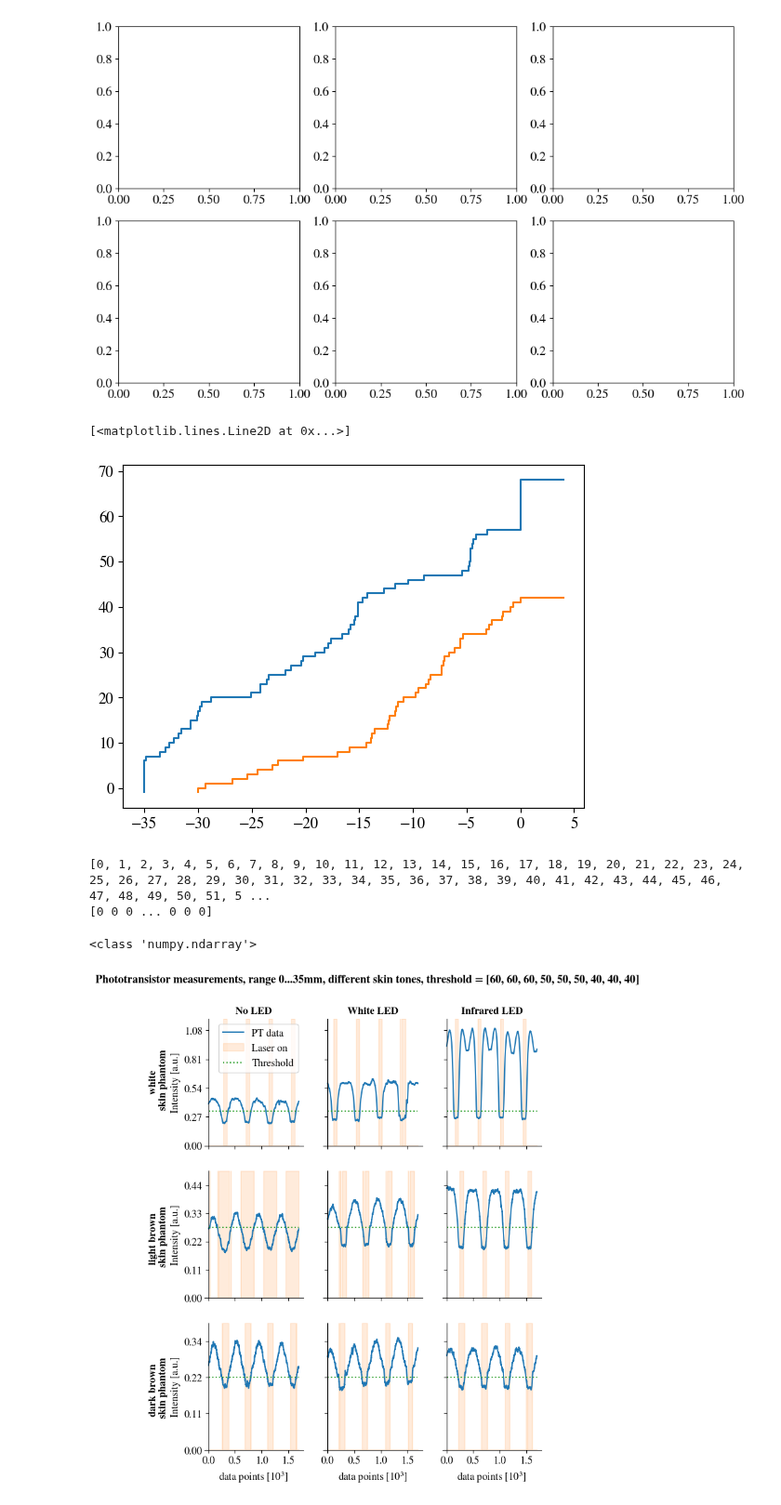
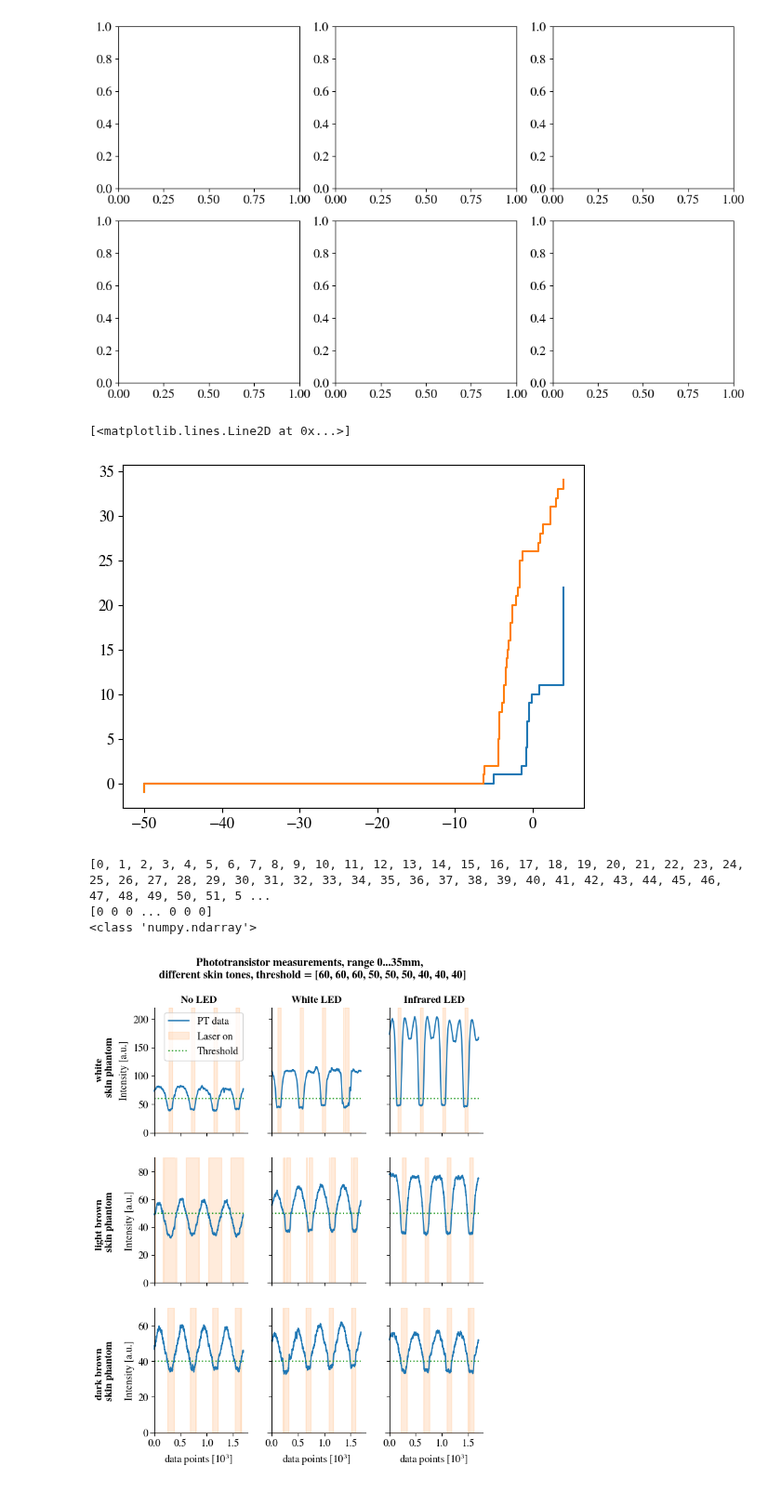
Before and after one commit to annnnna42/Arduino_KDC101_Control_and_Evaluation, a Jupyter notebook: merge/merge_plots.ipynb, the cells around one changed output. Shown at 93% size. Drawn from its saved outputs; the diff is of its cells as text; code cells hidden in the pictures.

Commit message:
Add threshold compare plot

```diff
--- a/merge/merge_plots.ipynb
+++ b/merge/merge_plots.ipynb
@@ -439,7 +439,7 @@ for arg in range(len(args)):
 
     # correct stage data by corresponding end value
     # data_transposed[0]  =  list((np.array(data_transposed[0]) - norm[arg])*(-1))
-    data_transposed[0]  =  list((np.array(data_transposed[0]) - norm[arg]))
+    data_transposed[0]  =  list((np.array(data_transposed[0]) - 43))
 
     dev_list = deviation(data_transposed[3])
     led_state_dev = determine_led_state_dev(dev_list, dev_ps[arg])
@@ -493,7 +493,7 @@ def find_batches(x, stage):
     if in_batch:
         pos.append(len(x) - 1)
 
-    x_list = [-30]          # für steps
+    x_list = [-50]          # für steps
     for i in pos:
        x_list.append(stage[i])
     x_list.append(4)        # für steps
@@ -541,7 +541,7 @@ plt.step(calcs[1][9],y_0, color = 'C0')
 plt.step(calcs[8][9],y_1, color = 'C1')
 # %% [output]
 [<matplotlib.lines.Line2D at 0x...>]
-[figure, old version]
+[figure, new version]
 # %%
 # make big 3x3 plot for LED comparison (over # cycles)
 
@@ -630,12 +630,12 @@ def make_text():
     axs[2,0].set(ylabel='Intensity [a.u.]',xlabel='data points [$10^{3}$]')
     axs[2,1].set(xlabel='data points [$10^{3}$]')
     axs[2,2].set(xlabel='data points [$10^{3}$]')
-    ylabels = ['{:,.2f}'.format(y) for y in np.array([0.,int(ylim_0/4), int(ylim_0/2),int(ylim_0*3/4),ylim_0])*5/1023]
-    axs[0,0].set_yticklabels(ylabels)
-    ylabels = ['{:,.2f}'.format(y) for y in np.array([0.,int(ylim_1/4), int(ylim_1/2),int(ylim_1*3/4),ylim_1])*5/1023]
-    axs[1,0].set_yticklabels(ylabels)
-    ylabels = ['{:,.2f}'.format(y) for y in np.array([0., int(ylim_2/3),int(ylim_2*2/3),ylim_2])*5/1023]
-    axs[2,0].set_yticklabels(ylabels)
+    # ylabels = ['{:,.2f}'.format(y) for y in np.array([0.,int(ylim_0/4), int(ylim_0/2),int(ylim_0*3/4),ylim_0])*5/1023]
+    # axs[0,0].set_yticklabels(ylabels)
+    # ylabels = ['{:,.2f}'.format(y) for y in np.array([0.,int(ylim_1/4), int(ylim_1/2),int(ylim_1*3/4),ylim_1])*5/1023]
+    # axs[1,0].set_yticklabels(ylabels)
+    # ylabels = ['{:,.2f}'.format(y) for y in np.array([0., int(ylim_2/3),int(ylim_2*2/3),ylim_2])*5/1023]
+    # axs[2,0].set_yticklabels(ylabels)
 
     # # set titles
     axs[0,0].set_title('No LED', weight='bold', fontsize=fs)
@@ -649,7 +649,7 @@ def make_text():
     axs[1,2].set_yticklabels([])
     axs[2,2].set_yticklabels([])
 
-    fig.text(0.5, 0.95, f"Phototransistor measurements, range 0...35mm, different skin tones, threshold = {threshold}", va='center', ha='center', rotation='horizontal', fontsize=fs+1, weight='bold')
+    fig.text(0.5, 0.95, f"Phototransistor measurements, range 0...35mm, \n different skin tones, threshold = {threshold}", va='center', ha='center', rotation='horizontal', fontsize=fs+1, weight='bold')
     fig.text(0.02, 0.77, 'white \n skin phantom', va='center', ha='center', rotation='vertical', fontsize=fs, weight='bold')
     fig.text(0.02, 0.49, 'light brown \n skin phantom', va='center', ha='center', rotation='vertical', fontsize=fs, weight='bold')
     fig.text(0.02, 0.22, 'dark brown \n skin phantom', va='center', ha='center', rotation='vertical', fontsize=fs, weight='bold')
@@ -675,35 +675,35 @@ for i, ax in enumerate(axs.flatten()):
             ax.fill_between(list(frames[i][1].index)[0:end], ylim_0*np.array(list(frames[i][1].laser_pt)[0:end]), color='C1', alpha=0.15)
             ax.set_ylim([0,ylim_0])
             ax.set_xticklabels([])
 
         elif i in [3,4,5]:
             ax.fill_between(list(frames[i][1].index)[0:end], ylim_1*np.array(list(frames[i][1].laser_pt)[0:end]), color='C1', alpha=0.15)
             ax.set_ylim([0,ylim_1])
             ax.set_xticklabels([])
 
         elif i in [6,7,8]:
             ax.fill_between(list(frames[i][1].index)[0:end], ylim_2*np.array(list(frames[i][1].laser_pt)[0:end]), color='C1', alpha=0.15)
             ax.set_ylim([0,ylim_2])
             xlabels = ['{:,.1f}'.format(x) for x in ax.get_xticks()/1000]
             ax.set_xticklabels(xlabels)
 
 
 
         ax.plot(list(frames[i][1].index)[0:end], list(frames[i][1].avg)[0:end])
         ax.hlines(y=threshold[i], xmin=0, xmax=end, color='C2', ls=':')
 
 sns.despine()
 make_text()
 
 print(type(axs[0,0].get_yticks()))
 # name_file = f"PT_compare_LED_threshold_{threshold}_buffer_{buffer_size}_vs_cycle"
 # plt.savefig(f"../../../LaTex/Master Thesis/figures/{name_file}.pdf")
 # plt.savefig(f"../../../LaTex/Master Thesis/figures/{name_file}.png")
 # %% [output]
 [0, 1, 2, 3, 4, 5, 6, 7, 8, 9, 10, 11, 12, 13, 14, 15, 16, 17, 18, 19, 20, 21, 22, 23, 24, 25, 26, 27, 28, 29, 30, 31, 32, 33, 34, 35, 36, 37, 38, 39, 40, 41, 42, 43, 44, 45, 46, 47, 48, 49, 50, 51, 5 ...
 [0 0 0 ... 0 0 0]
+<class 'numpy.ndarray'>
-<class 'numpy.ndarray'>
-[figure, old version]
+[figure, new version]
 # %%
 # make big 3x3 plot for LED comparison (over # cycles), include LASER on/off
 # or 1x3
```
Also changed, not shown: parts of 1 cell of this notebook, 2 other files.
